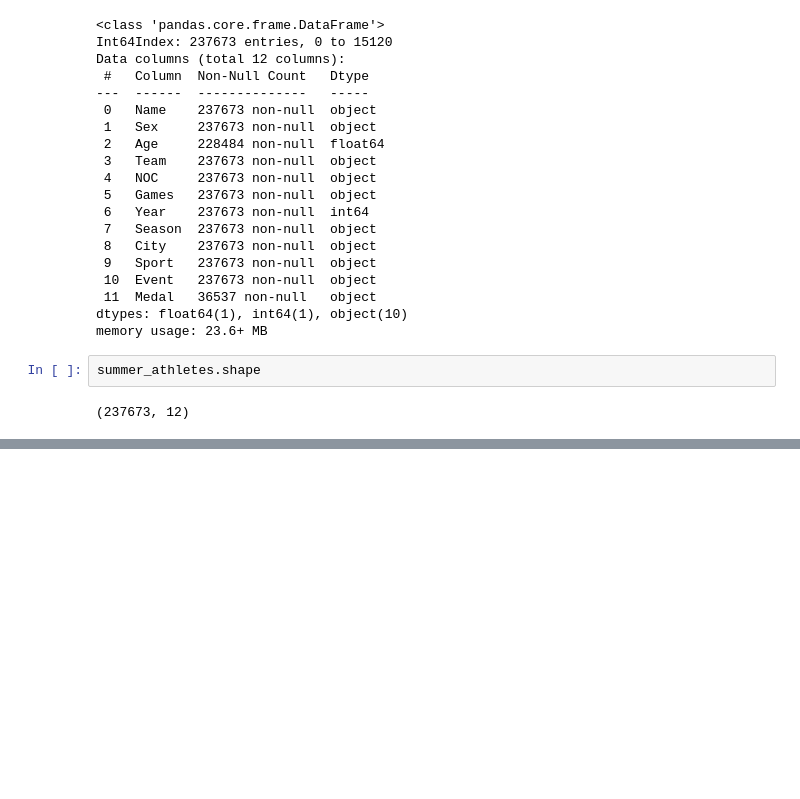
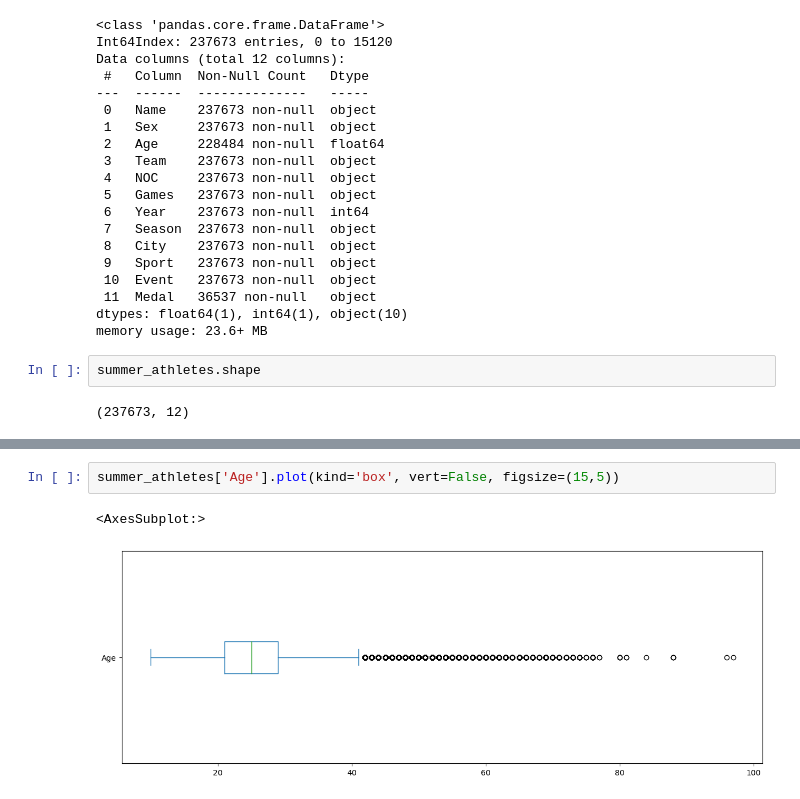
Before and after one commit to binda7/OG_pandas_pySpark_compare, a Jupyter notebook: Summer_Athletes_Olimpics_Analytics.ipynb, the cells around one changed output, grey strips where cells are left out. Drawn from its saved outputs; the diff is of its cells as text; blank space fills up the shorter version.

```diff
--- a/Summer_Athletes_Olimpics_Analytics.ipynb
+++ b/Summer_Athletes_Olimpics_Analytics.ipynb
@@ -43,0 +76,5 @@ summer_athletes.shape
+# %%
+summer_athletes['Age'].plot(kind='box', vert=False, figsize=(15,5))
+# %% [output]
+<AxesSubplot:>
+[figure, added]
```
Also changed, not shown: parts of 6 cells of this notebook.
